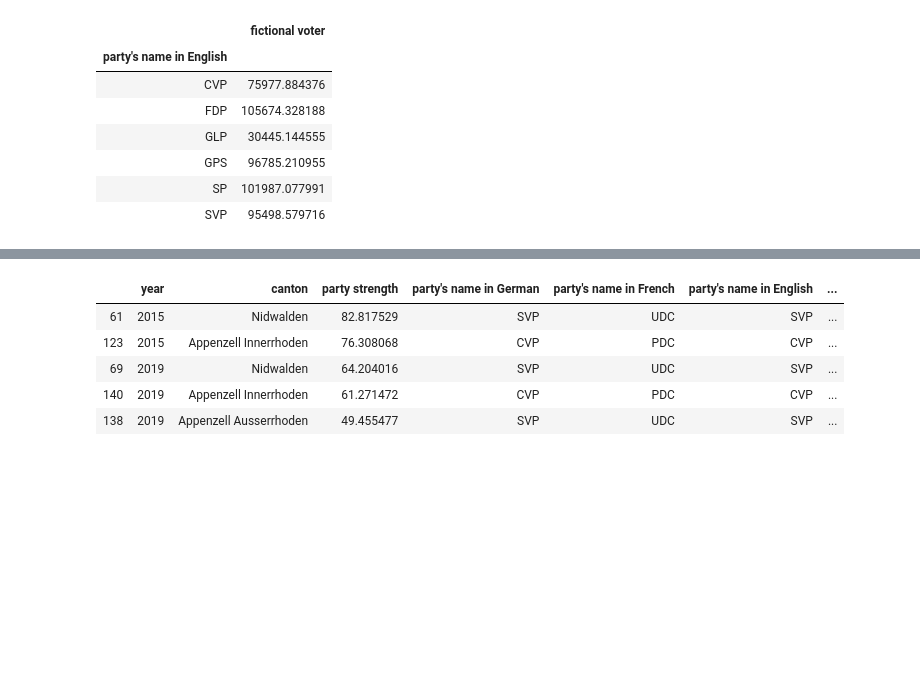
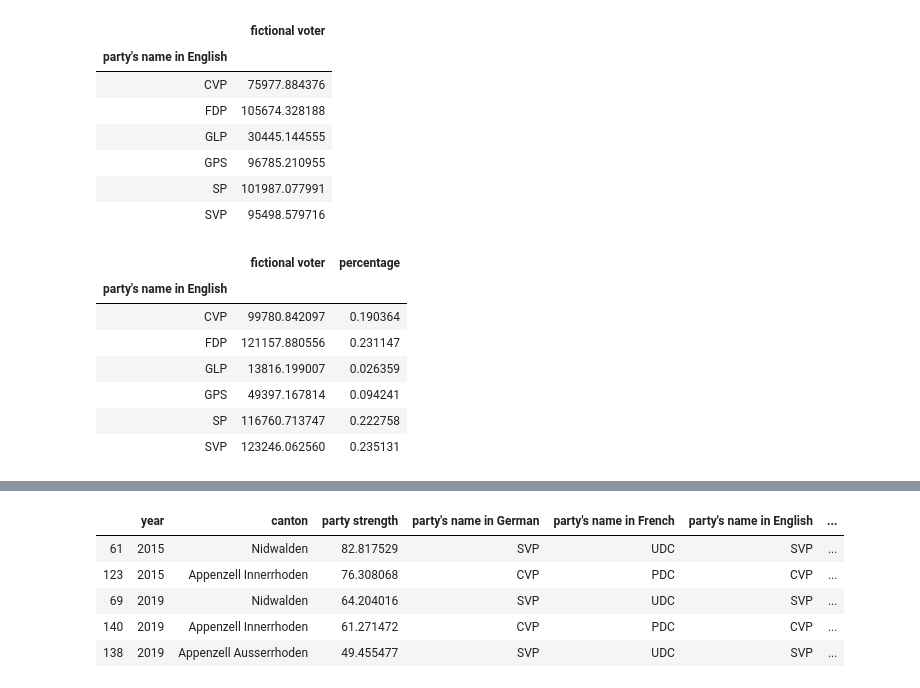
Before and after one commit to ArthurVignon/ADA_project, a Jupyter notebook: elections.ipynb, the cells around one changed output, grey strips where cells are left out. Cells and saved outputs as stored; diff of their text form; code cells hidden in the pictures; blank space fills up the shorter version.

Commit message:
added percentage of votes per party for romand switzerland

```diff
--- a/elections.ipynb
+++ b/elections.ipynb
@@ -180,3 +180,15 @@ romand_voters_2019
 | GPS | 96785.210955 |
 | SP | 101987.077991 |
 | SVP | 95498.579716 |
+# %%
+romand_voters_2015['percentage'] = romand_voters_2015['fictional voter']/romand_voters_2015['fictional voter'].sum()
+romand_voters_2015
+# %% [output]
+|  | fictional voter | percentage |
+| party's name in English |  |  |
+| CVP | 99780.842097 | 0.190364 |
+| FDP | 121157.880556 | 0.231147 |
+| GLP | 13816.199007 | 0.026359 |
+| GPS | 49397.167814 | 0.094241 |
+| SP | 116760.713747 | 0.222758 |
+| SVP | 123246.062560 | 0.235131 |
```
Also changed, not shown: parts of 1 cell of this notebook.
